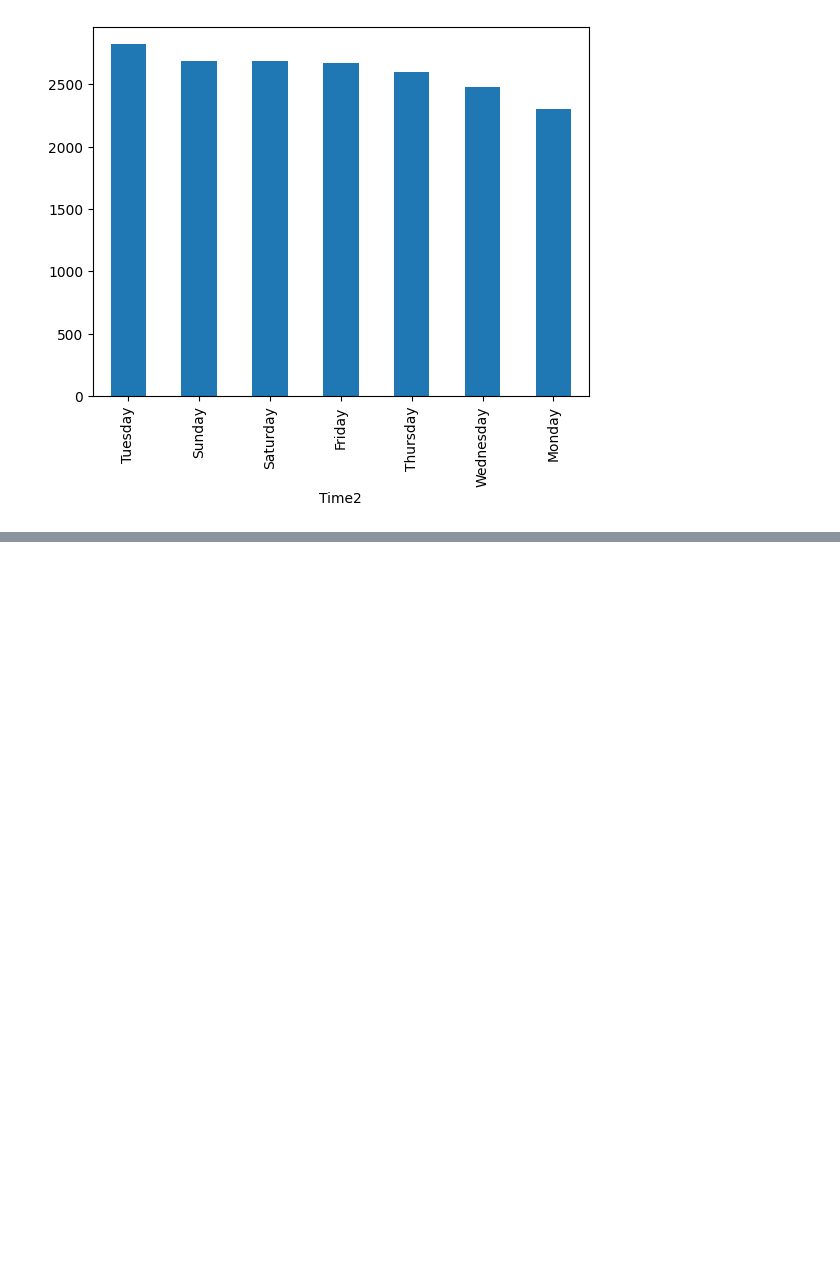
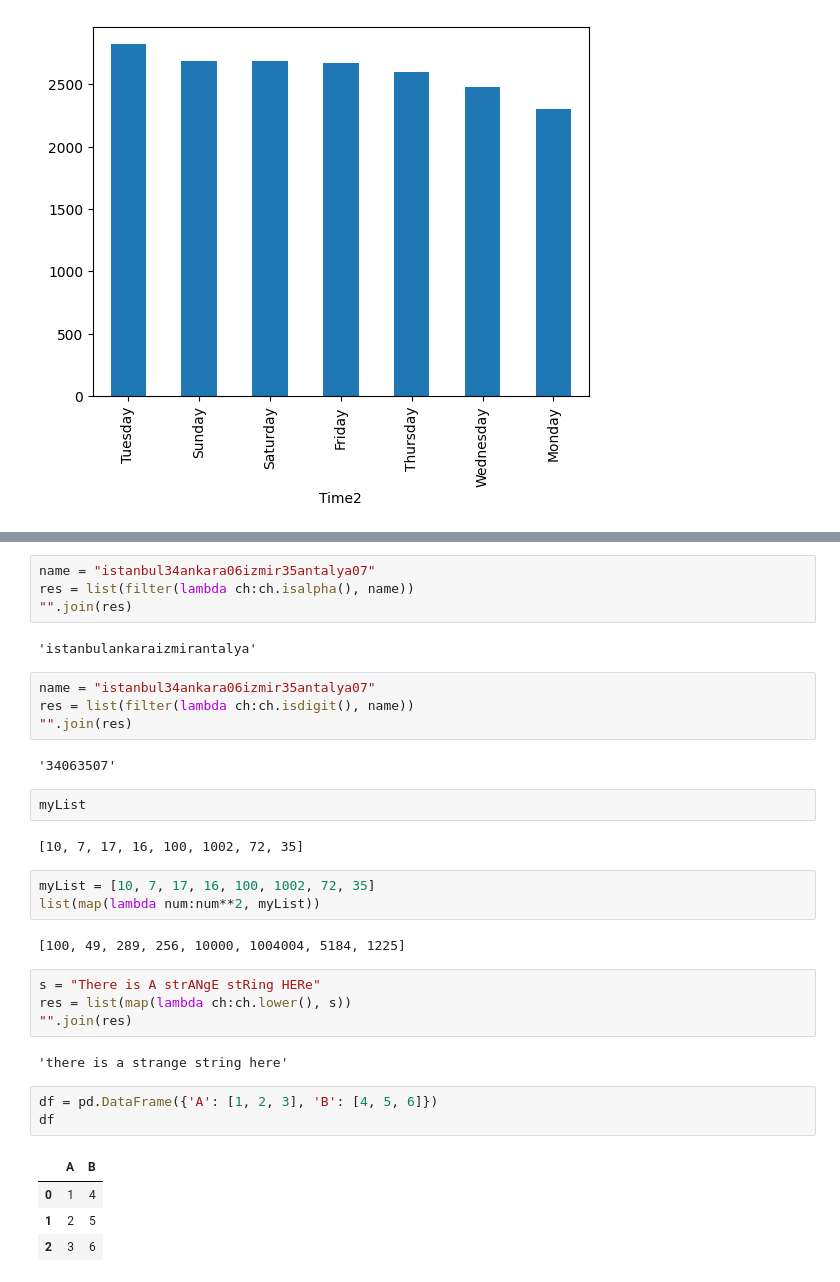
Before and after one commit to inancarin/DSA201_2026_2027_FALL, a Jupyter notebook: Week05/Lecture/pandas2_lecture_notes.ipynb, the cells around one changed output, grey strips where cells are left out. Drawn from its saved outputs; the diff is of its cells as text; blank space fills up the shorter version.

```diff
--- a/Week05/Lecture/pandas2_lecture_notes.ipynb
+++ b/Week05/Lecture/pandas2_lecture_notes.ipynb
@@ -484,0 +530,35 @@ ufos["Time2"].dt.day_name().value_counts().plot(kind="bar")
+# %%
+name = "istanbul34ankara06izmir35antalya07"
+res = list(filter(lambda ch:ch.isalpha(), name))
+"".join(res)
+# %% [output]
+'istanbulankaraizmirantalya'
+# %%
+name = "istanbul34ankara06izmir35antalya07"
+res = list(filter(lambda ch:ch.isdigit(), name))
+"".join(res)
+# %% [output]
+'34063507'
+# %%
+myList
+# %% [output]
+[10, 7, 17, 16, 100, 1002, 72, 35]
+# %%
+myList = [10, 7, 17, 16, 100, 1002, 72, 35]
+list(map(lambda num:num**2, myList))
+# %% [output]
+[100, 49, 289, 256, 10000, 1004004, 5184, 1225]
+# %%
+s = "There is A strANgE stRing HERe"
+res = list(map(lambda ch:ch.lower(), s))
+"".join(res)
+# %% [output]
+'there is a strange string here'
+# %%
+df = pd.DataFrame({'A': [1, 2, 3], 'B': [4, 5, 6]})
+df
+# %% [output]
+|  | A | B |
+| 0 | 1 | 4 |
+| 1 | 2 | 5 |
+| 2 | 3 | 6 |
```
Also changed, not shown: parts of 15 cells of this notebook.
